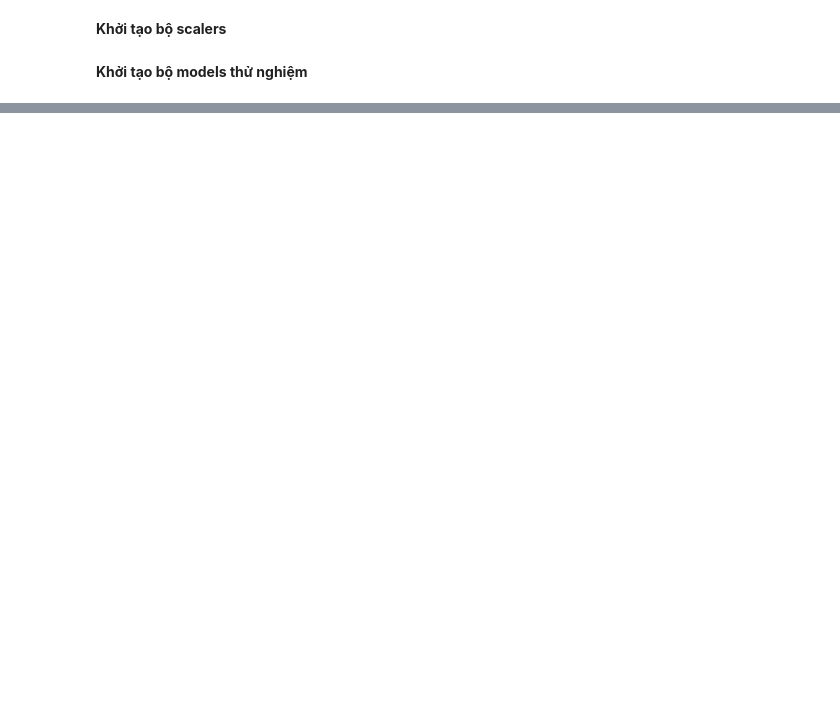
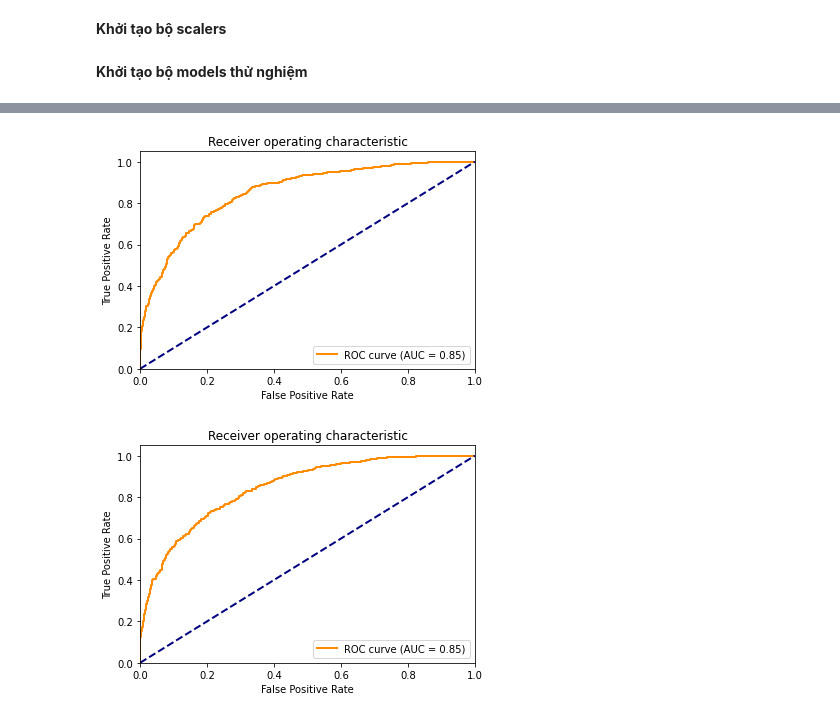
Before and after one commit to trucni2005/LeagueOfLegendsWinRatePredictorAt15, a Jupyter notebook: data_processing.ipynb, the cells around one changed output, grey strips where cells are left out. Drawn from its saved outputs; the diff is of its cells as text; code cells hidden in the pictures; blank space fills up the shorter version.

```diff
--- a/data_processing.ipynb
+++ b/data_processing.ipynb
@@ -224,0 +313,80 @@ Mean difference between predictions for part 4: 4.097502654780393%
+# %%
+models = [(PowerTransformer(), LogisticRegression(random_state=42))]
+model_names = ["Logistic Regression"]
+data = pd.read_csv("data_fe.csv")
+dfs = []
+X = data.drop('team_win', axis=1)
+y = data['team_win']
+j = 0
+
+elapsed_times = 0
+X_cols = X.columns.tolist()
+
+for i, model in enumerate(models):
+    auc_scores = []
+    X = model[0].fit_transform(X)
+    kf = KFold(n_splits=5, shuffle=True, random_state=42)
+    for j, (train_index, test_index) in enumerate(kf.split(X)):
+        start_time = timeit.default_timer()
+        X_train_scaled, X_test_scaled = X[train_index], X[test_index]
+        y_train, y_test = y[train_index], y[test_index]
+
+        if isinstance(model[1], LogisticRegression):
+            clf = LogisticRegression(random_state=42)
+        elif isinstance(model[1], LinearDiscriminantAnalysis):
+            clf = LinearDiscriminantAnalysis()
+
+        clf.fit(X_train_scaled, y_train)
+
+        y_pred = clf.predict(X_test_scaled)
+
+        # Predict the win probability for the test set
+        win_prob = clf.predict_proba(X_test_scaled)[:, 1]
+
+        elapsed_time = timeit.default_timer() - start_time
+
+        # Convert win probability to win percentage
+        win_percentages = win_prob * 100
+        auc_score = roc_auc_score(y_test, win_prob)
+
+        auc_scores.append(auc_score)
+
+        X_test_df = pd.DataFrame(X_test_scaled, columns=X_cols)
+
+        # Predict the results on the test set
+        y_pred = clf.predict(X_test_df)
+
+        data = []
+        for k in range(len(X_test_df)):
+            data.append({
+                "blue_win_percentage": win_percentages[k],
+                "red_win_percentage": 100 - win_percentages[k],
+                "team_win": y_test.iloc[k],
+                "team_pred": y_pred[k]
+            })
+
+        fpr, tpr, thresholds = roc_curve(y_test, win_prob)
+
+        roc_auc = auc(fpr, tpr)
+
+        plt.plot(fpr, tpr, color='darkorange', lw=2, label='ROC curve (AUC = %0.2f)' % roc_auc)
+        plt.plot([0, 1], [0, 1], color='navy', lw=2, linestyle='--')
+        plt.xlim([0.0, 1.0])
+        plt.ylim([0.0, 1.05])
+        plt.xlabel('False Positive Rate')
+        plt.ylabel('True Positive Rate')
+        plt.title('Receiver operating characteristic')
+        plt.legend(loc="lower right")
+        plt.show()
+        # Create a DataFrame from the list of dicts
+        df = pd.DataFrame(data)
+
+        # Save the results to a CSV file
+        model_name = model_names[i]
+        df.to_csv(f"10ksamples_{model_name}_part_{j}.csv", index=False)
+        elapsed_times  = elapsed_times+ elapsed_time
+
+    print(f"Mean AUC Score for model {model}: {np.mean(auc_scores)}, Elapsed_time: {elapsed_times}")
+# %% [output]
+[figure, added]
+[figure, added]
```
Also changed, not shown: parts of 27 cells of this notebook, 21 other files.
